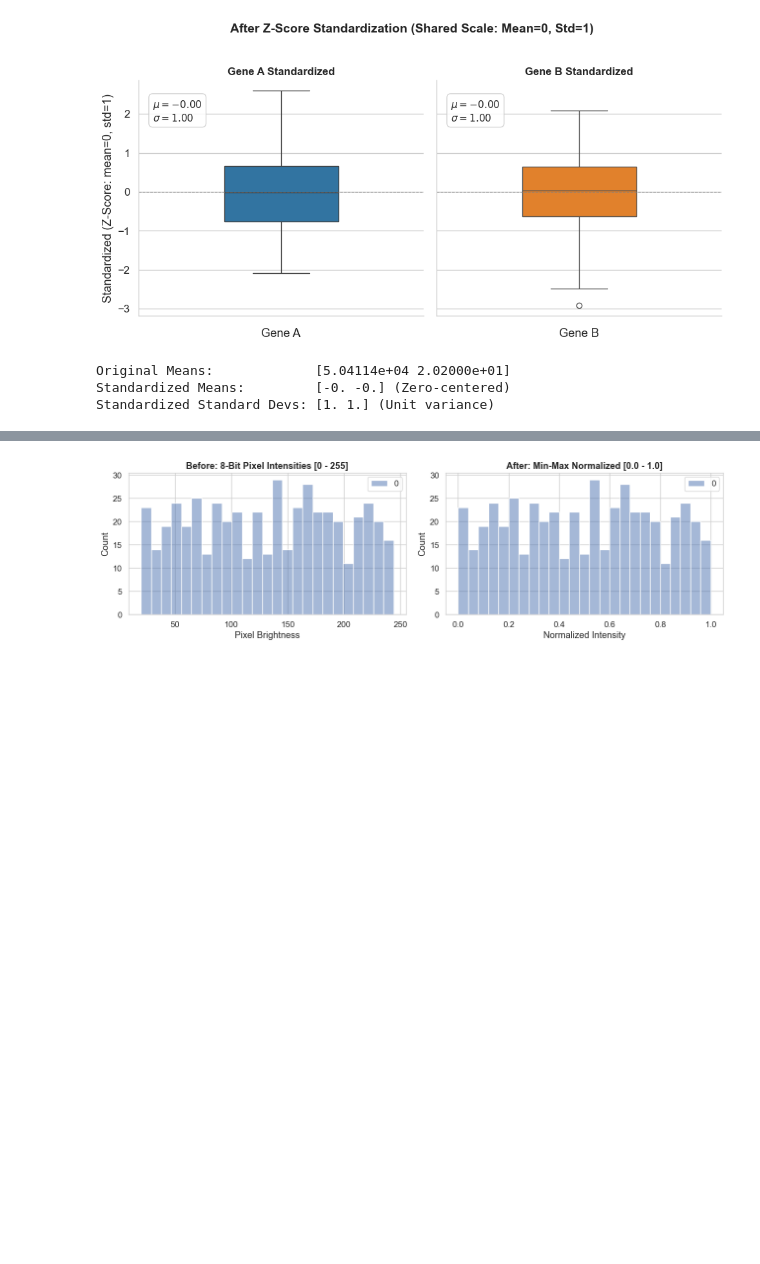
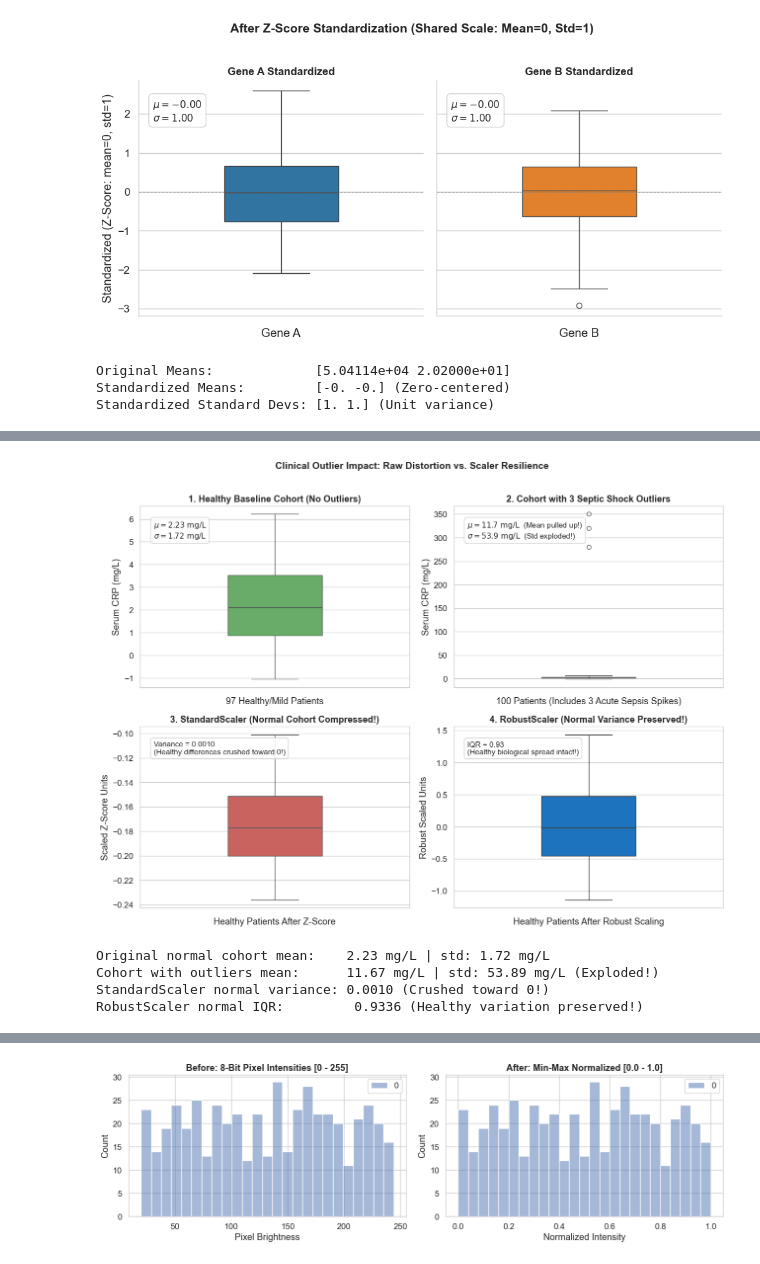
Before and after one commit to BunnyBoss/GCU-AIML-Bioinformatics, a Jupyter notebook: units/unit_01_foundations/1.2_data_preprocessing_part_b.ipynb, the cells around one changed output, grey strips where cells are left out. Cells and saved outputs as stored; diff of their text form; code cells hidden in the pictures; blank space fills up the shorter version.

```diff
--- a/units/unit_01_foundations/1.2_data_preprocessing_part_b.ipynb
+++ b/units/unit_01_foundations/1.2_data_preprocessing_part_b.ipynb
@@ -248,2 +265,74 @@ Standardized Standard Devs: [1. 1.] (Unit variance)
+# %%
+# Simulate 100 patient CRP readings: 97 healthy/mild patients, and 3 acute septic shock patients
+normal_patients = np.random.normal(loc=2, scale=2, size=97)
+septic_outliers = np.array([280.0, 320.0, 350.0])
+crp_cohort = np.concatenate([normal_patients, septic_outliers]).reshape(-1, 1)
+
+# Apply both scalers to the entire cohort
+zscore_crp = StandardScaler().fit_transform(crp_cohort)
+robust_crp = RobustScaler().fit_transform(crp_cohort)
+
+# Create a 2x2 diagnostic figure
+fig, axes = plt.subplots(2, 2, figsize=(13, 9.5))
+
+# -------------------------------------------------------------
+# ROW 1: THE RAW DATA PROBLEM (Impact of Outliers on Mean & Std)
+# -------------------------------------------------------------
+# Subplot (0, 0): Healthy cohort alone (without septic outliers)
+sns.boxplot(y=normal_patients, ax=axes[0, 0], color="#5cb85c", width=0.35)
+axes[0, 0].set_title("1. Healthy Baseline Cohort (No Outliers)", fontweight="bold")
+axes[0, 0].set_ylabel("Serum CRP (mg/L)")
+axes[0, 0].set_xlabel("97 Healthy/Mild Patients")
+axes[0, 0].text(0.05, 0.92, f"$\mu = {normal_patients.mean():.2f}\\text{{ mg/L}}$\n$\sigma = {normal_patients.std():.2f}\\text{{ mg/L}}$",
+                transform=axes[0, 0].transAxes, fontsize=11, verticalalignment='top',
+                bbox=dict(boxstyle='round,pad=0.4', facecolor='white', alpha=0.85, edgecolor='#cccccc'))
+
+# Subplot (0, 1): Cohort with septic shock outliers added
+sns.boxplot(y=crp_cohort.ravel(), ax=axes[0, 1], color="#f0ad4e", width=0.35)
+axes[0, 1].set_title("2. Cohort with 3 Septic Shock Outliers", fontweight="bold")
+axes[0, 1].set_ylabel("Serum CRP (mg/L)")
+axes[0, 1].set_xlabel("100 Patients (Includes 3 Acute Sepsis Spikes)")
+axes[0, 1].text(0.05, 0.92, f"$\mu = {crp_cohort.mean():.1f}\\text{{ mg/L}}$  (Mean pulled up!)\n$\sigma = {crp_cohort.std():.1f}\\text{{ mg/L}}$  (Std exploded!)",
+                transform=axes[0, 1].transAxes, fontsize=11, verticalalignment='top',
+                bbox=dict(boxstyle='round,pad=0.4', facecolor='white', alpha=0.85, edgecolor='#cccccc'))
+
+# -------------------------------------------------------------
+# ROW 2: HOW OUTLIERS AFFECT Z-SCORE vs. ROBUST SCALING
+# -------------------------------------------------------------
+# Subplot (1, 0): StandardScaler applied (Z-Score of normal patients)
+normal_zscore = zscore_crp[:97].ravel()
+sns.boxplot(y=normal_zscore, ax=axes[1, 0], color="#d9534f", width=0.35)
+axes[1, 0].set_title("3. StandardScaler (Normal Cohort Compressed!)", fontweight="bold")
+axes[1, 0].set_ylabel("Scaled Z-Score Units")
+axes[1, 0].set_xlabel("Healthy Patients After Z-Score")
+axes[1, 0].text(0.05, 0.92, f"Variance = {normal_zscore.var():.4f}\n(Healthy differences crushed toward 0!)",
+                transform=axes[1, 0].transAxes, fontsize=11, verticalalignment='top',
+                bbox=dict(boxstyle='round,pad=0.4', facecolor='white', alpha=0.85, edgecolor='#cccccc'))
+
+# Subplot (1, 1): RobustScaler applied (Robust scaled normal patients)
+normal_robust = robust_crp[:97].ravel()
+robust_iqr = np.percentile(normal_robust, 75) - np.percentile(normal_robust, 25)
+sns.boxplot(y=normal_robust, ax=axes[1, 1], color="#0275d8", width=0.35)
+axes[1, 1].set_title("4. RobustScaler (Normal Variance Preserved!)", fontweight="bold")
+axes[1, 1].set_ylabel("Robust Scaled Units")
+axes[1, 1].set_xlabel("Healthy Patients After Robust Scaling")
+axes[1, 1].text(0.05, 0.92, f"IQR = {robust_iqr:.2f}\n(Healthy biological spread intact!)",
+                transform=axes[1, 1].transAxes, fontsize=11, verticalalignment='top',
+                bbox=dict(boxstyle='round,pad=0.4', facecolor='white', alpha=0.85, edgecolor='#cccccc'))
+
+plt.suptitle("Clinical Outlier Impact: Raw Distortion vs. Scaler Resilience", fontsize=14, weight="bold", y=1.01)
+plt.tight_layout()
+plt.show()
+
+print(f"Original normal cohort mean:    {normal_patients.mean():.2f} mg/L | std: {normal_patients.std():.2f} mg/L")
+print(f"Cohort with outliers mean:      {crp_cohort.mean():.2f} mg/L | std: {crp_cohort.std():.2f} mg/L (Exploded!)")
+print(f"StandardScaler normal variance: {normal_zscore.var():.4f} (Crushed toward 0!)")
+print(f"RobustScaler normal IQR:         {robust_iqr:.4f} (Healthy variation preserved!)")
+# %% [output]
+[figure, added]
+Original normal cohort mean:    2.23 mg/L | std: 1.72 mg/L
+Cohort with outliers mean:      11.67 mg/L | std: 53.89 mg/L (Exploded!)
+StandardScaler normal variance: 0.0010 (Crushed toward 0!)
+RobustScaler normal IQR:         0.9336 (Healthy variation preserved!)
 # %% [markdown]
 ---
```
Also changed, not shown: parts of 8 cells of this notebook, 11 other files.
